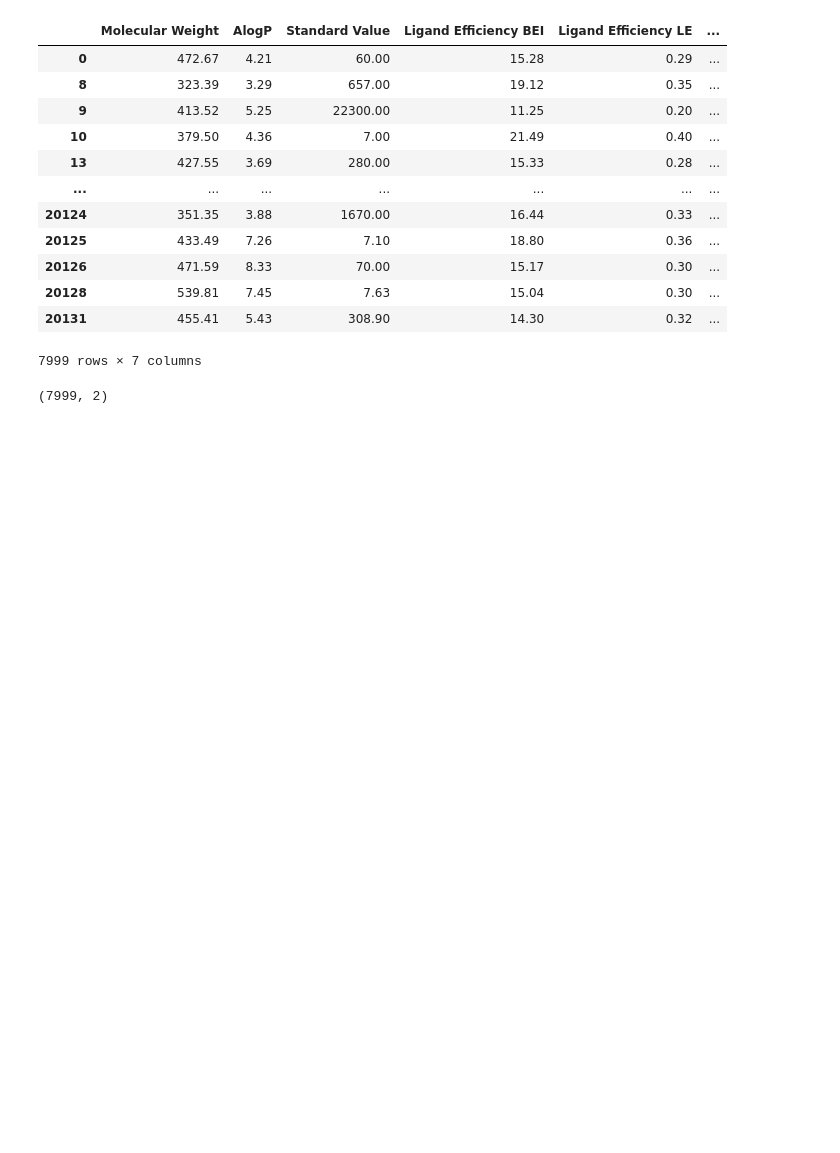
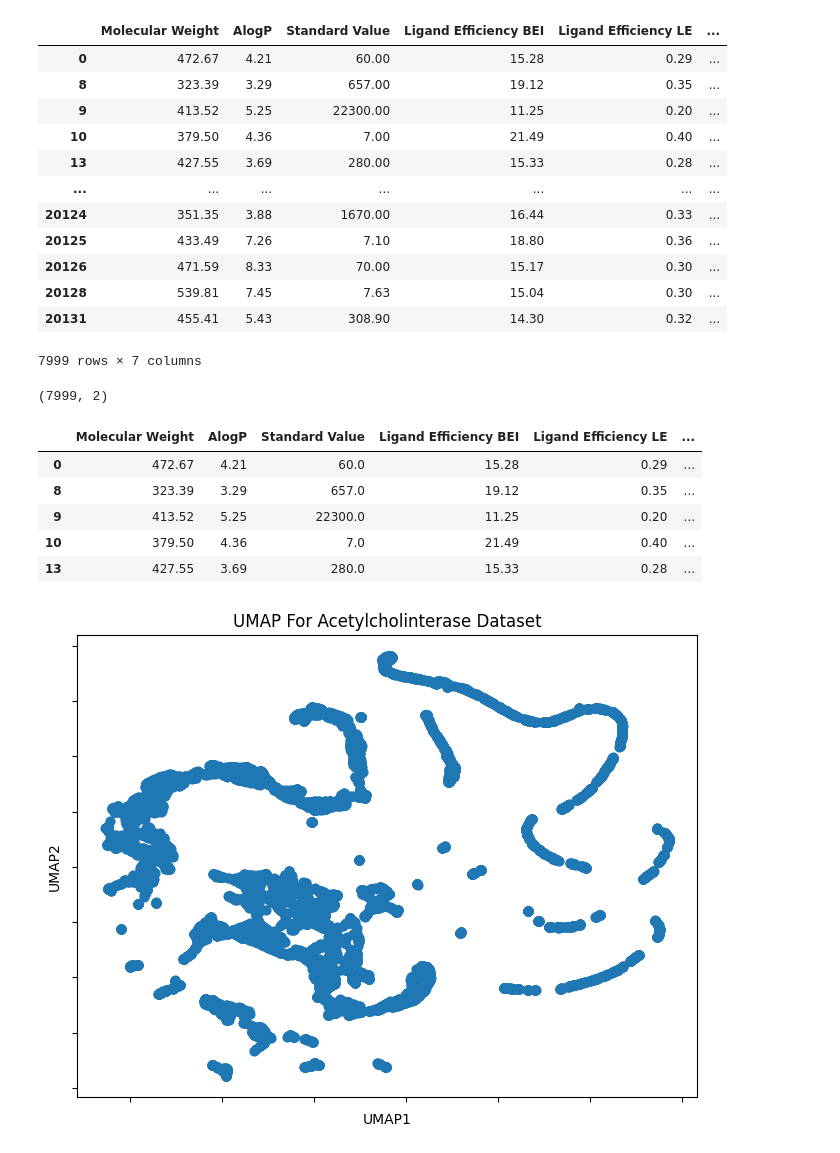
Before and after one commit to briskicedteaa/Scientific-Visualization-for-Computational-Biology, a Jupyter notebook: UMAP.ipynb, the cells around one changed output. Drawn from its saved outputs; the diff is of its cells as text; code cells hidden in the pictures; blank space fills up the shorter version.

Commit message:
Plotted UMAP, added UMAP1 and UMAP2 columns in new df.

```diff
--- a/UMAP.ipynb
+++ b/UMAP.ipynb
@@ -40,3 +40,42 @@ embedding = reducer.fit_transform(data)
 embedding.shape
 # %% [output]
 (7999, 2)
+# %%
+fig = plt.figure(1, figsize=(8, 6))
+ax = fig.add_subplot(111)
+
+n_components=2
+random_state =42
+
+scatter = ax.scatter(
+    embedding[:, 0],
+    embedding[:, 1],
+    s=40,
+)
+
+ax.set(
+    title="UMAP For Acetylcholinterase Dataset",
+    xlabel="UMAP1",
+    ylabel="UMAP2"
+)
+ax.xaxis.set_ticklabels([])
+ax.yaxis.set_ticklabels([])
+
+UMAP1 = embedding[:, 0]
+UMAP2 = embedding[:, 1]
+
+df['UMAP1'] = UMAP1
+df['UMAP2'] = UMAP2
+
+df.to_csv('Ligands2_with_UMAP.csv', index=False)
+
+display(df.head())
+plt.show()
+# %% [output]
+|  | Molecular Weight | AlogP | Standard Value | Ligand Efficiency BEI | Ligand Efficiency LE | ... |
+| 0 | 472.67 | 4.21 | 60.0 | 15.28 | 0.29 | ... |
+| 8 | 323.39 | 3.29 | 657.0 | 19.12 | 0.35 | ... |
+| 9 | 413.52 | 5.25 | 22300.0 | 11.25 | 0.20 | ... |
+| 10 | 379.50 | 4.36 | 7.0 | 21.49 | 0.40 | ... |
+| 13 | 427.55 | 3.69 | 280.0 | 15.33 | 0.28 | ... |
+[figure, added]
```
